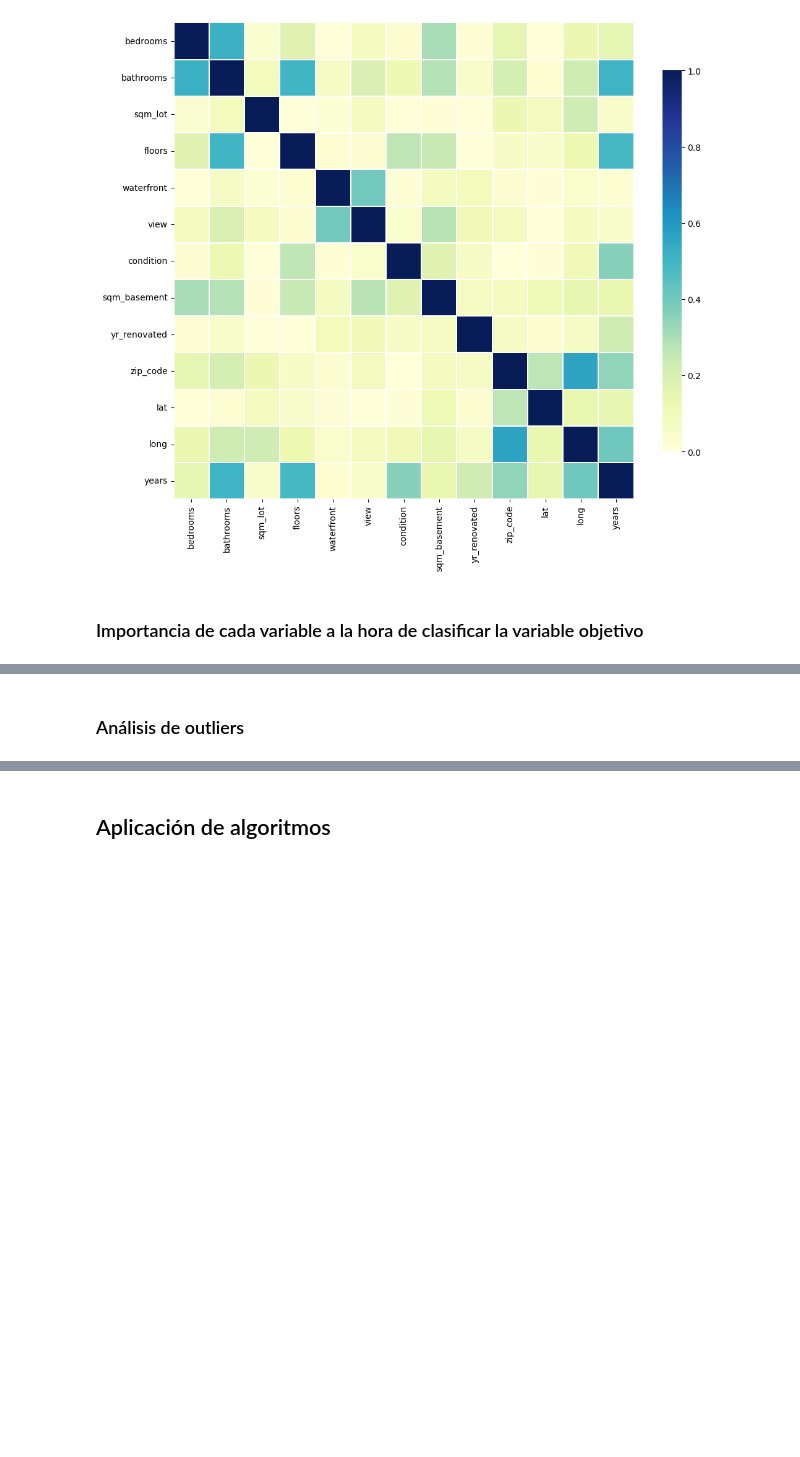
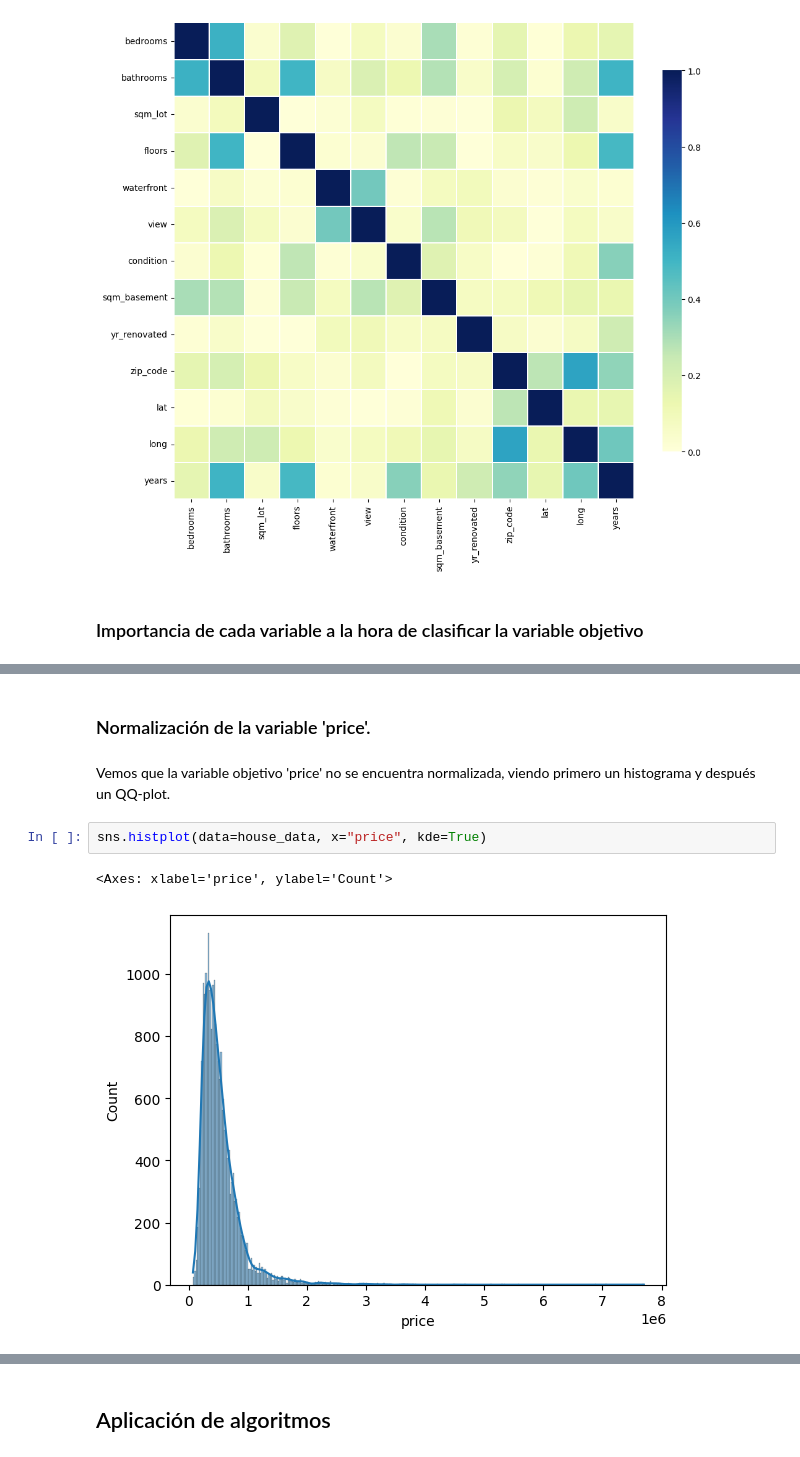
Before and after one commit to DiegoEscanciano/UCM_MACH, a Jupyter notebook: Entrega_DiegoEscanciano.ipynb, the cells around one changed output, grey strips where cells are left out. Saved outputs shown, nothing was run; the diff lists cells and outputs as text; blank space fills up the shorter version.

```diff
--- a/Entrega_DiegoEscanciano.ipynb
+++ b/Entrega_DiegoEscanciano.ipynb
@@ -424,2 +424,9 @@ plt.show()
-# %% [markdown]
-### Análisis de outliers
+# %% [markdown]
+### Normalización de la variable 'price'.
+# %% [markdown]
+Vemos que la variable objetivo 'price' no se encuentra normalizada, viendo primero un histograma y después un QQ-plot.
+# %%
+sns.histplot(data=house_data, x="price", kde=True)
+# %% [output]
+<Axes: xlabel='price', ylabel='Count'>
+[figure, added]
```
Also changed, not shown: parts of 17 cells of this notebook.
